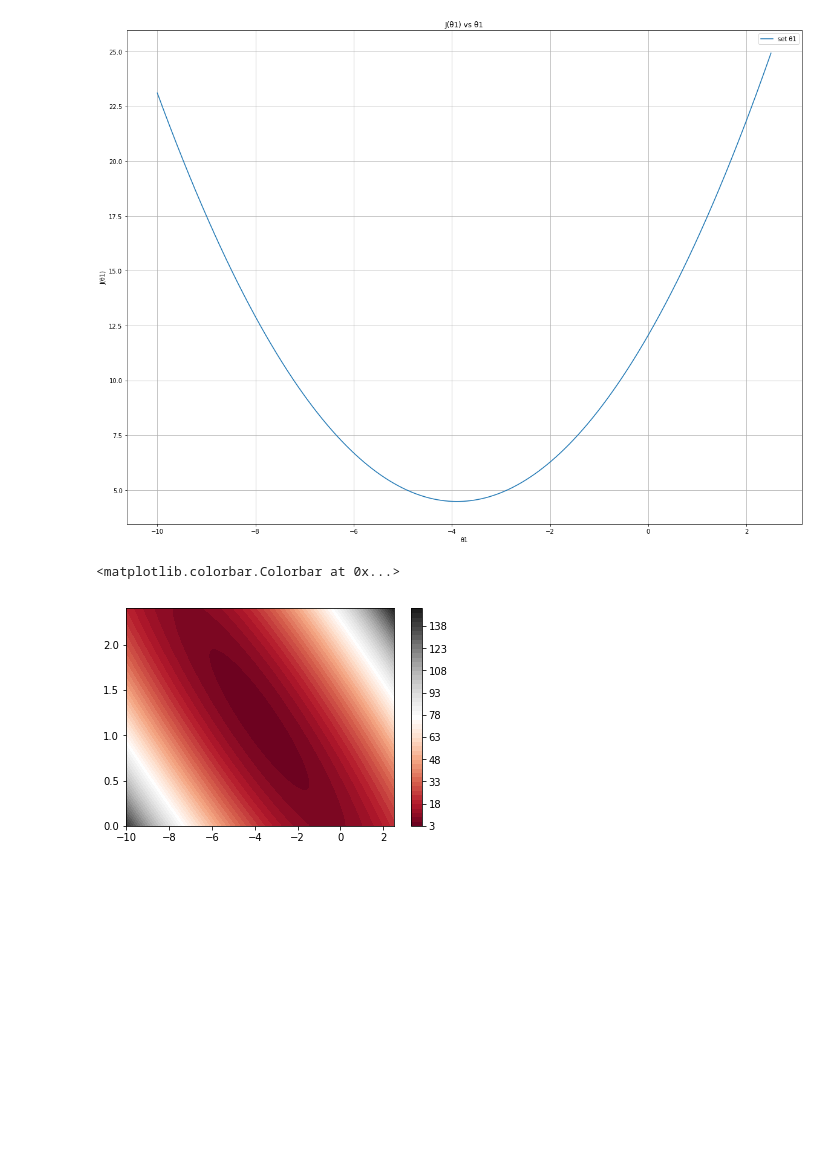
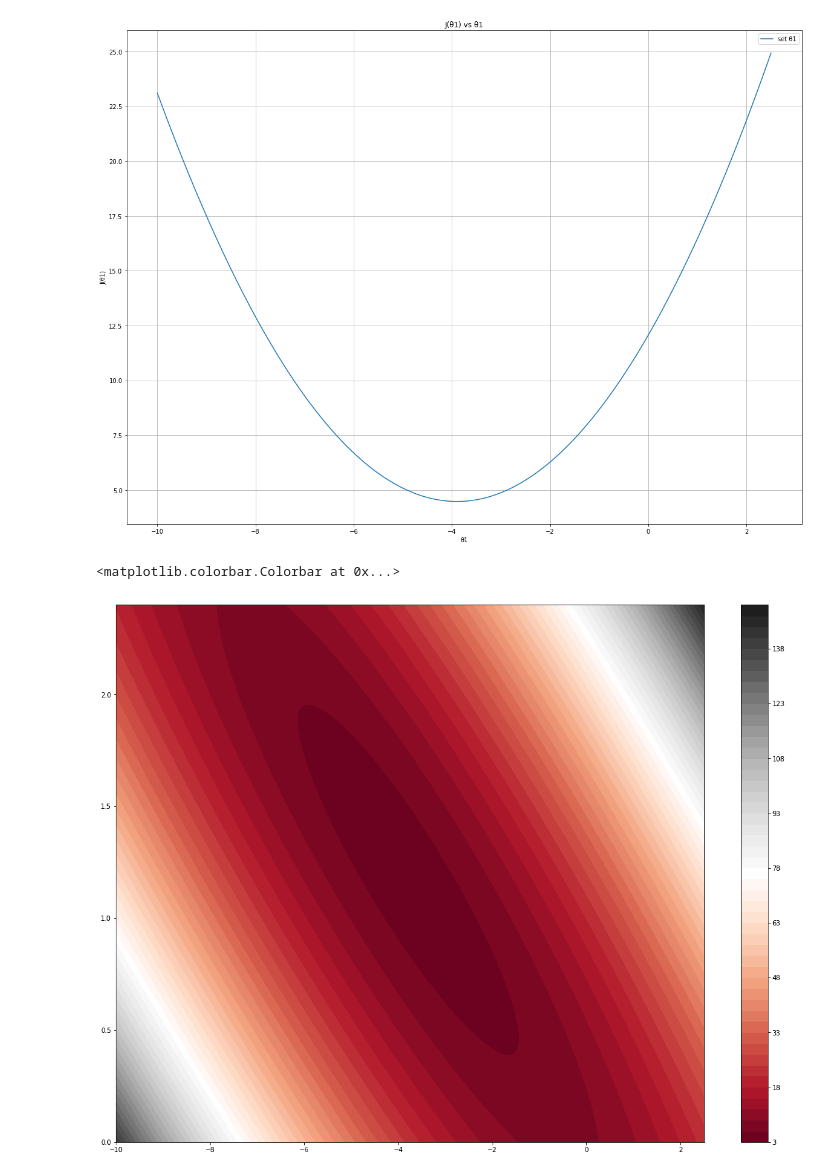
Before and after one commit to iFission/Machine-Learning, a Jupyter notebook: machine-learning-ex1/ex1data1.ipynb, the cells around one changed output. Drawn from its saved outputs; the diff is of its cells as text; code cells hidden in the pictures; blank space fills up the shorter version.

```diff
--- a/machine-learning-ex1/ex1data1.ipynb
+++ b/machine-learning-ex1/ex1data1.ipynb
@@ -45,7 +43,8 @@ implement linear regression model on the data
 def compute_cost(X, y, theta):
     predicted_y = X * theta # compute predicted y using linear algebra
     error = predicted_y - y
-    squared_error = np.power(error, 2)
-    sum_squared_error = np.sum(squared_error)
-    squared_error_cost = sum_squared_error / (2 * X.shape[0])
-    return squared_error_cost
+#     squared_error = np.power(error, 2)
+    squared_error = error.T * error
+#     sum_squared_error = np.sum(squared_error)
+    squared_error_cost = squared_error / (2 * X.shape[0])
+    return np.sum(squared_error_cost) # convert to raw value instead of matrix
@@ -245,21 +250,25 @@ ax.grid(True)
 # %%
 # plot J(theta) vs theta 2D contour
 
-iters = 100
+step = 100
 # create 2 arrays of random data of theta0 and 1, then reshape to -1*1
 # use np.hstack to join the 2 arrays together, expanding column
-theta_set = np.hstack(((np.array(np.linspace(-10,2.5, iters)).reshape((-1,1))),(np.array(np.linspace(0, 2.4, iters)).reshape((-1,1)))))
-cost = np.zeros((iters,iters)) # create 1000x1000 array for cost, for storing the cost for each pair of theta0, theta1
+theta_set = np.hstack((
+	np.linspace(-10,2.5, step).reshape((-1,1)),
+	np.linspace(0, 2.4, step).reshape((-1,1))
+))
+cost = np.zeros((step,step)) # create 1000x1000 array for cost, for storing the cost for each pair of theta0, theta1
 cost
-for i in range(iters):
-    for j in range(iters):
+for i in range(step):
+    for j in range(step):
         # create a theta array for computation later
         # 2 values of theta
         theta = np.array([[theta_set[i][0]], [theta_set[j][1]]])
         cost[i][j] = compute_cost(X, y, theta)
 
-fig = plt.contourf(theta_set[:,0], theta_set[:,1], cost, 50, cmap = 'RdGy') # create a filled contour, using colormap Red-Grey
+plt.figure(figsize=(20, 15))
+plt.contourf(theta_set[:,0], theta_set[:,1], cost, 50, cmap = 'RdGy') # create a filled contour, using colormap Red-Grey
 plt.colorbar() # create colorbar for scale
 # %% [output]
 <matplotlib.colorbar.Colorbar at 0x...>
-[figure, old version]
+[figure, new version]
```
Also changed, not shown: parts of 8 cells of this notebook, 7 other files.
